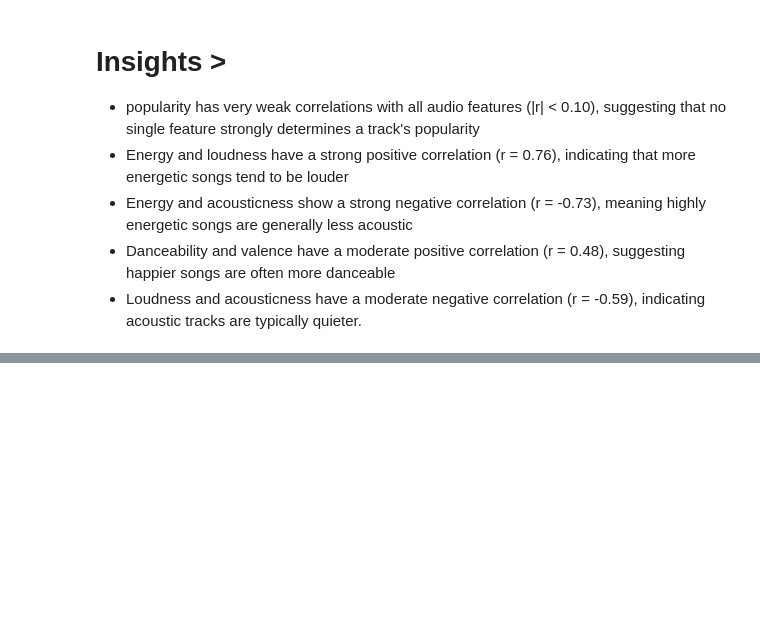
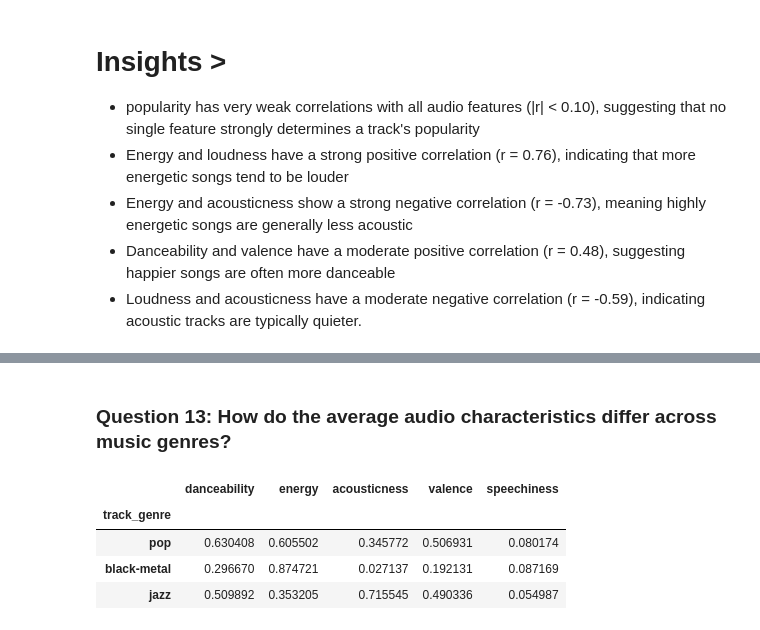
Before and after one commit to Krishna-Git4567/spotify-mood-genre-analysis, a Jupyter notebook: notebooks/02_EDA.ipynb, the cells around one changed output, grey strips where cells are left out. Drawn from its saved outputs; the diff is of its cells as text; code cells hidden in the pictures; blank space fills up the shorter version.

```diff
--- a/notebooks/02_EDA.ipynb
+++ b/notebooks/02_EDA.ipynb
@@ -234,0 +241,19 @@ df.head()
+# %% [markdown]
+### Question 13: How do the average audio characteristics differ across music genres?
+# %%
+features = ["danceability" , "energy", "acousticness", "valence", "speechiness"]
+
+genre_avg = (
+    df.groupby("track_genre")[features]
+    .mean()
+    .loc[["pop", "black-metal", "jazz" ]]
+
+)
+
+genre_avg
+# %% [output]
+|  | danceability | energy | acousticness | valence | speechiness |
+| track_genre |  |  |  |  |  |
+| pop | 0.630408 | 0.605502 | 0.345772 | 0.506931 | 0.080174 |
+| black-metal | 0.296670 | 0.874721 | 0.027137 | 0.192131 | 0.087169 |
+| jazz | 0.509892 | 0.353205 | 0.715545 | 0.490336 | 0.054987 |
```
Also changed, not shown: parts of 10 cells of this notebook, 4 other files.
